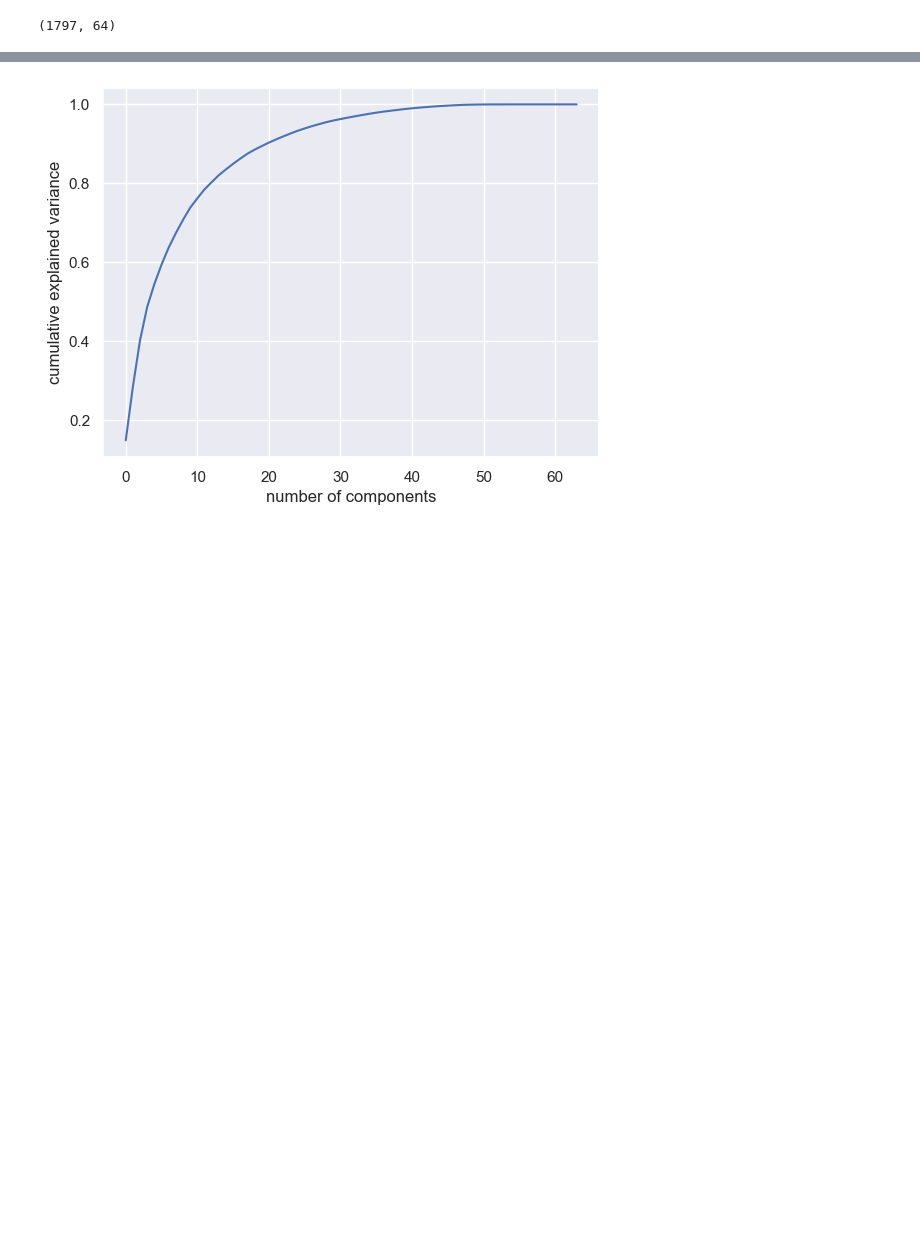
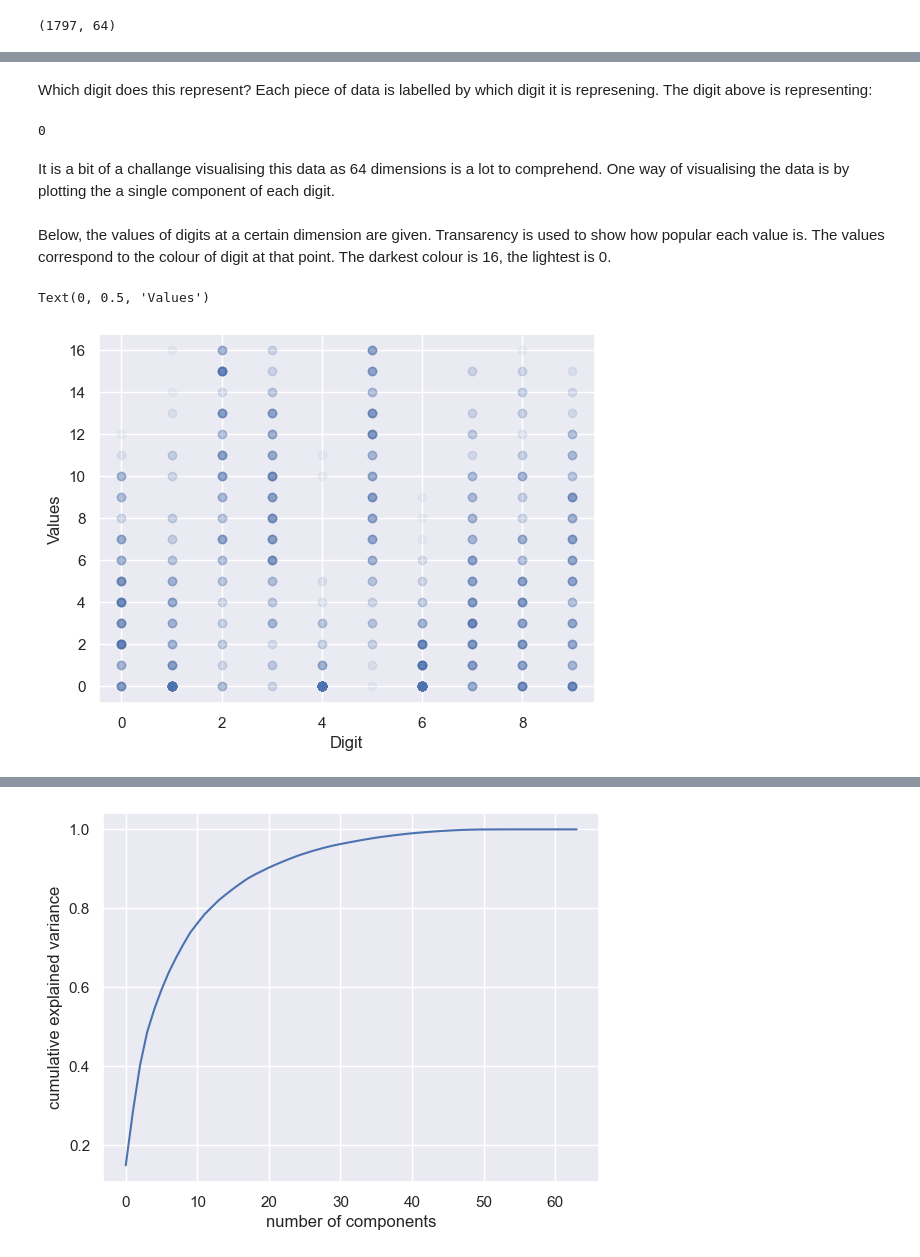
Before and after one commit to wilsbt/PCA, a Jupyter notebook: PCA_Tutorial_Jake.ipynb, the cells around one changed output, grey strips where cells are left out. Drawn from its saved outputs; the diff is of its cells as text; code cells hidden in the pictures; blank space fills up the shorter version.

```diff
--- a/PCA_Tutorial_Jake.ipynb
+++ b/PCA_Tutorial_Jake.ipynb
@@ -128,0 +152,19 @@ digits.data.shape
+# %% [markdown]
+Which digit does this represent? Each piece of data is labelled by which digit it is represening. The digit above is representing:
+# %%
+digits.target[0]
+# %% [output]
+0
+# %% [markdown]
+It is a bit of a challange visualising this data as 64 dimensions is a lot to comprehend. One way of visualising the data is by plotting the a single component of each digit.
+# %%
+comp = 2 # the component we wish to visualise
+# %% [markdown]
+Below, the values of digits at a certain dimension are given. Transarency is used to show how popular each value is. The values correspond to the colour of digit at that point. The darkest colour is 16, the lightest is 0.
+# %%
+plt.scatter(digits.target, digits.data[:, comp], alpha=0.05)
+plt.xlabel("Digit")
+plt.ylabel("Values")
+# %% [output]
+Text(0, 0.5, 'Values')
+[figure, added]
```
Also changed, not shown: parts of 44 cells of this notebook, 4 other files.
